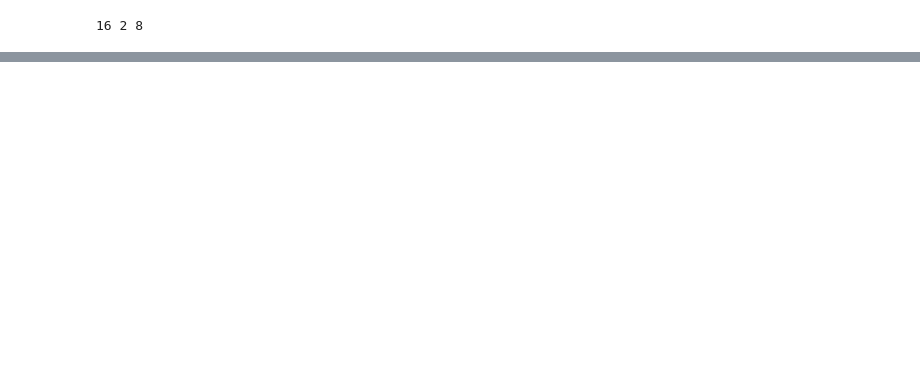
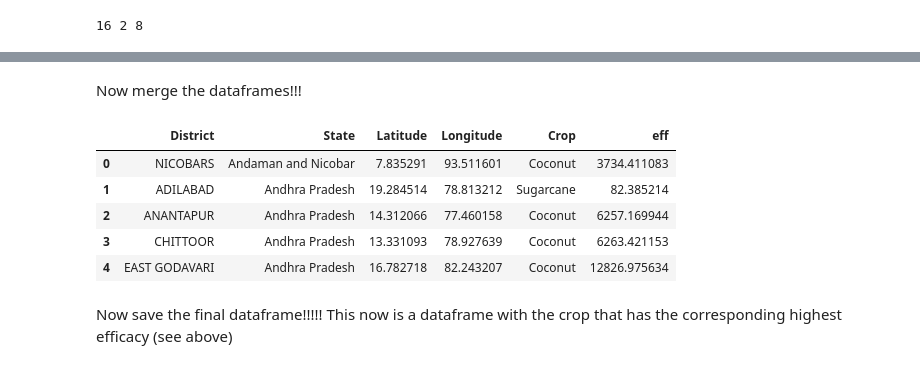
Before and after one commit to flmuk/TumAI-2021-Enactus, a Jupyter notebook: dataprep.ipynb, the cells around one changed output, grey strips where cells are left out. Saved outputs shown, nothing was run; the diff lists cells and outputs as text; code cells hidden in the pictures; blank space fills up the shorter version.

```diff
--- a/dataprep.ipynb
+++ b/dataprep.ipynb
@@ -360,0 +449,6 @@ end_df_eff["dist"]
+# %%
+#end_df = end_df.set_index("dist")
+todelete_from_endDf = list(set(end_df["dist"])-set(final_map_centroid_to_endDf.values()))
+todelete_from_centroid_dist = list(set(centroid_dist.index)-set(final_map_centroid_to_endDf.keys()))
+todelete_from_endDf2 = set(final_map_centroid_to_endDf)-set(end_df.index)
+todelete_from_endDf2 = set(end_df["dist"])-set(final_map_centroid_to_endDf.values())
@@ -360,0 +461,7 @@ end_df_eff["dist"]
+# %%
+#end_df = end_df.set_index("dist")
+#final_end_df = end_df.drop(index=todelete_from_endDf)
+final_centroid_dist = centroid_dist.drop(index=todelete_from_centroid_dist)
+# %%
+end_df_eff = end_df_eff.set_index("dist")
+final_end_df_eff = end_df_eff.drop(index=todelete_from_endDf)
@@ -360,0 +520,3 @@ end_df_eff["dist"]
+# %%
+renamed_centroids = final_centroid_dist.rename(index=final_map_centroid_to_endDf)
+renamed_centroids.head()
@@ -360,0 +531,17 @@ end_df_eff["dist"]
+# %% [markdown]
+Now merge the dataframes!!!
+# %%
+final_dataframe_eff = pd.concat([renamed_centroids,final_end_df_eff], axis=1)
+final_dataframe_eff = final_dataframe_eff.reset_index()
+#final_dataframe["District"] = final_dataframe.index
+final_dataframe_eff =final_dataframe_eff.rename(columns = {"index":"District", "Efficacy(production(tons) per area(ha))": "Efficacy (APMC unit for crop per area (ha))", "crop":"Crop"})
+final_dataframe_eff.head()
+# %% [output]
+|  | District | State | Latitude | Longitude | Crop | eff |
+| 0 | NICOBARS | Andaman and Nicobar | 7.835291 | 93.511601 | Coconut | 3734.411083 |
+| 1 | ADILABAD | Andhra Pradesh | 19.284514 | 78.813212 | Sugarcane | 82.385214 |
+| 2 | ANANTAPUR | Andhra Pradesh | 14.312066 | 77.460158 | Coconut | 6257.169944 |
+| 3 | CHITTOOR | Andhra Pradesh | 13.331093 | 78.927639 | Coconut | 6263.421153 |
+| 4 | EAST GODAVARI | Andhra Pradesh | 16.782718 | 82.243207 | Coconut | 12826.975634 |
+# %% [markdown]
+Now save the final dataframe!!!!! This now is a dataframe with the crop that has the corresponding highest efficacy (see above)
```
Also changed, not shown: parts of 59 cells of this notebook, 1 other file.
